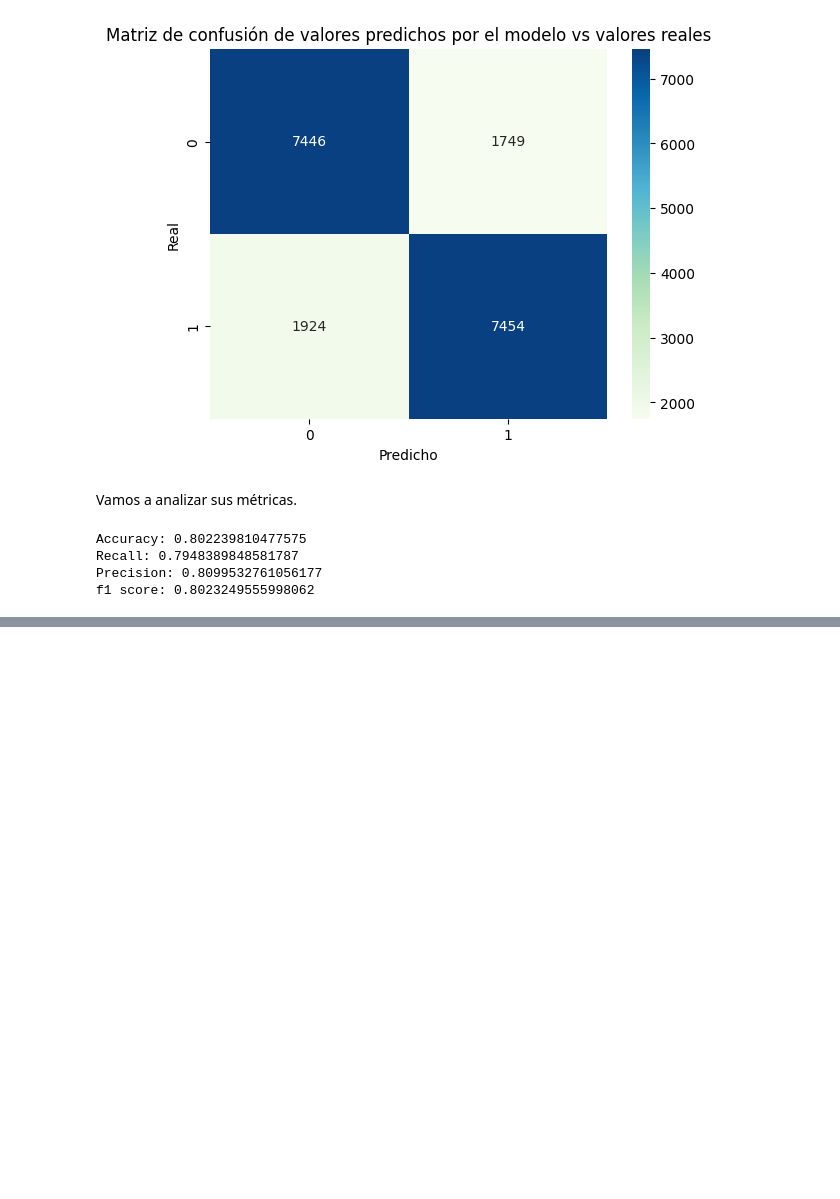
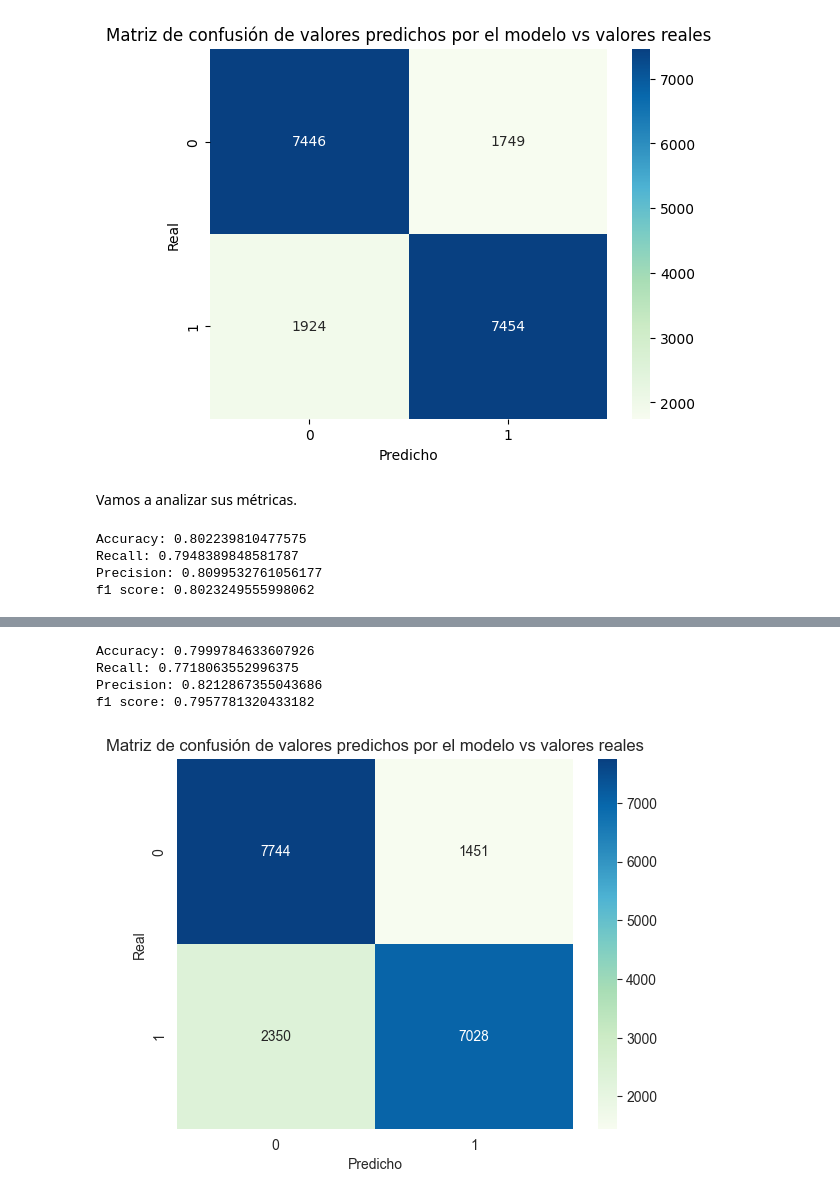
Before and after one commit to mrinkspot/Data-Science-and-Machine-Learning-Projects, a Jupyter notebook: 7506R_TP1_GRUPO20_CHP2_ENTREGA_N1.ipynb, the cells around one changed output, grey strips where cells are left out. Drawn from its saved outputs; the diff is of its cells as text; code cells hidden in the pictures; blank space fills up the shorter version.

```diff
--- a/7506R_TP1_GRUPO20_CHP2_ENTREGA_N1.ipynb
+++ b/7506R_TP1_GRUPO20_CHP2_ENTREGA_N1.ipynb
@@ -751,0 +766,35 @@ NameError: name 'sk' is not defined
+# %%
+from sklearn.metrics import accuracy_score, recall_score, precision_score, f1_score
+
+# Obtener el mejor modelo ajustado por GridSearchCV
+best_tree_model = randomcv.best_estimator_
+
+# Realizar predicciones sobre los datos de prueba
+y_pred = best_tree_model.predict(x_test)
+
+# Calcular las métricas de evaluación
+accuracy = accuracy_score(y_test, y_pred)
+recall = recall_score(y_test, y_pred)
+precision = precision_score(y_test, y_pred)
+f1 = f1_score(y_test, y_pred)
+
+# Imprimir las métricas de evaluación
+print("Accuracy:", accuracy)
+print("Recall:", recall)
+print("Precision:", precision)
+print("f1 score:", f1)
+# %% [output]
+Accuracy: 0.7999784633607926
+Recall: 0.7718063552996375
+Precision: 0.8212867355043686
+f1 score: 0.7957781320433182
+# %%
+tabla=confusion_matrix(y_test, y_pred)
+
+sns.heatmap(tabla,cmap='GnBu',annot=True,fmt='g')
+plt.title("Matriz de confusión de valores predichos por el modelo vs valores reales")
+plt.xlabel('Predicho')
+plt.ylabel('Real')
+plt.show()
+# %% [output]
+[figure, added]
```
Also changed, not shown: parts of 34 cells of this notebook, 2 other files.
